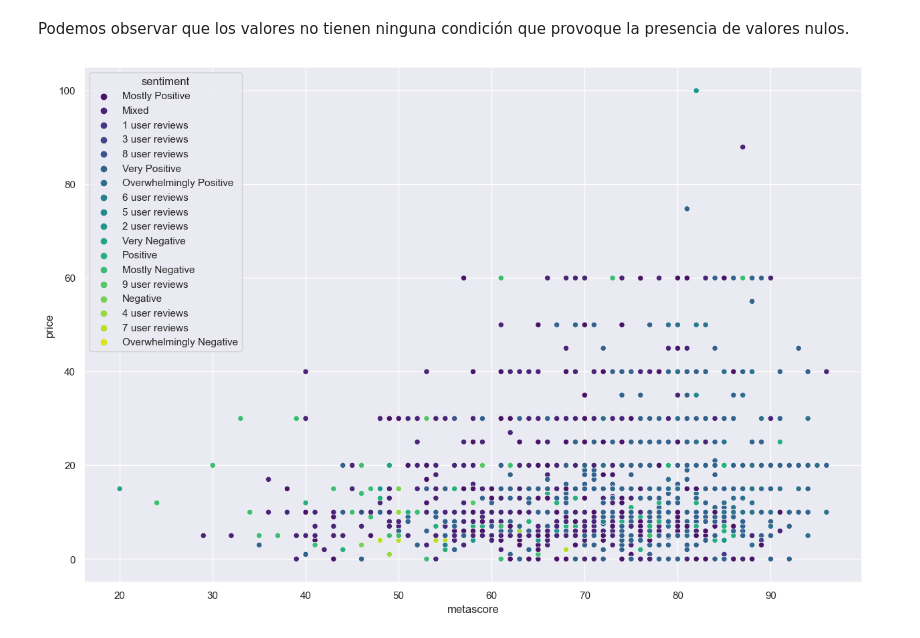
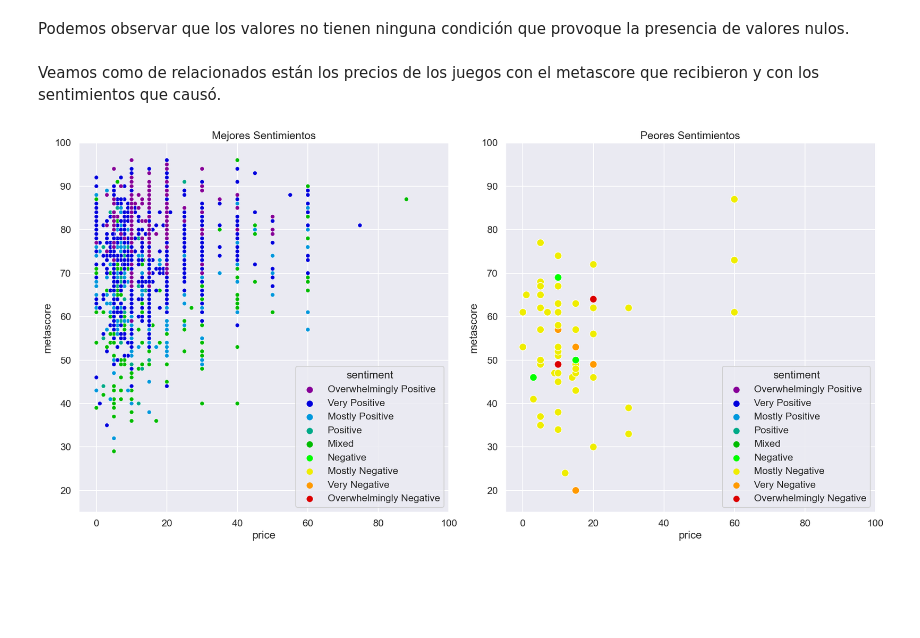
Before and after one commit to Mariagustin-Prg/PI-x-games-steam, a Jupyter notebook: 2-EDA.ipynb, the cells around one changed output. Drawn from its saved outputs; the diff is of its cells as text; code cells hidden in the pictures; blank space fills up the shorter version.

```diff
--- a/2-EDA.ipynb
+++ b/2-EDA.ipynb
@@ -77,8 +77,57 @@ sns.heatmap(df.isnull().astype(int).T, cmap= 'viridis', cbar= False)
 [figure]
 # %% [markdown]
 Podemos observar que los valores no tienen ninguna condición que provoque la presencia de valores nulos.
-# %%
-plt.figure(figsize=(15,10))
-sns.scatterplot(x= df['metascore'],y= df['price'], hue= df['sentiment'], palette= 'viridis');
-# %% [output]
-[figure, removed]
+# %% [markdown]
+Veamos como de relacionados están los precios de los juegos con el metascore que recibieron y con los sentimientos que causó.
+# %%
+# Filtrar los valores que no contienen la palabra "user" en la columna "sentiment"
+_df = df[~df['sentiment'].str.contains("user", na=False)]
+
+sentiment_order = [
+    "Overwhelmingly Positive",
+    "Very Positive",
+    "Mostly Positive",
+    "Positive",
+    "Mixed",
+    "Negative",
+    "Mostly Negative",
+    "Very Negative",
+    "Overwhelmingly Negative"
+]
+
+# Crear una categoría personalizada para la columna "sentiment"
+_df['sentiment'] = pd.Categorical(_df['sentiment'], categories=sentiment_order, ordered=True)
+
+# Ordenar el DataFrame según la categoría personalizada
+_df = _df.sort_values('sentiment', ascending=False)
+
+# Dividir el DataFrame en dos DataFrames separados: mejores_sentimientos y peores_sentimientos
+mejores_sentimientos = _df[_df['sentiment'].isin(['Overwhelmingly Positive', 'Very Positive', 'Mostly Positive', 'Positive', 'Mixed'])]
+peores_sentimientos = _df[_df['sentiment'].isin(['Negative', 'Mostly Negative', 'Very Negative', 'Overwhelmingly Negative'])]
+
+# Crear dos gráficos separados para cada DataFrame con los mismos límites en los ejes
+plt.figure(figsize=(20, 10))
+sns.set(style='darkgrid', palette= 'bright')
+sns.set(context= 'talk')
+
+# Primer gráfico para los mejores sentimientos
+plt.subplot(1, 2, 1)
+sns.scatterplot(x=mejores_sentimientos['price'], y=mejores_sentimientos['metascore'], hue=mejores_sentimientos['sentiment'], palette='nipy_spectral', s=50)
+plt.title('Mejores Sentimientos')
+plt.xlim(-5, 100)
+plt.ylim(15, 100)
+
+# Segundo gráfico para los peores sentimientos
+plt.subplot(1,2, 2)
+sns.scatterplot(x=peores_sentimientos['price'], y=peores_sentimientos['metascore'], hue=peores_sentimientos['sentiment'], palette='nipy_spectral', s=150)
+plt.title('Peores Sentimientos')
+plt.xlim(-5, 100)
+plt.ylim(15, 100)
+
+# Ajustar la disposición de los gráficos para que no haya superposición de etiquetas
+plt.tight_layout()
+
+# Mostrar los dos gráficos
+plt.show()
+# %% [output]
+[figure, added]
```
Also changed, not shown: parts of 19 cells of this notebook.
